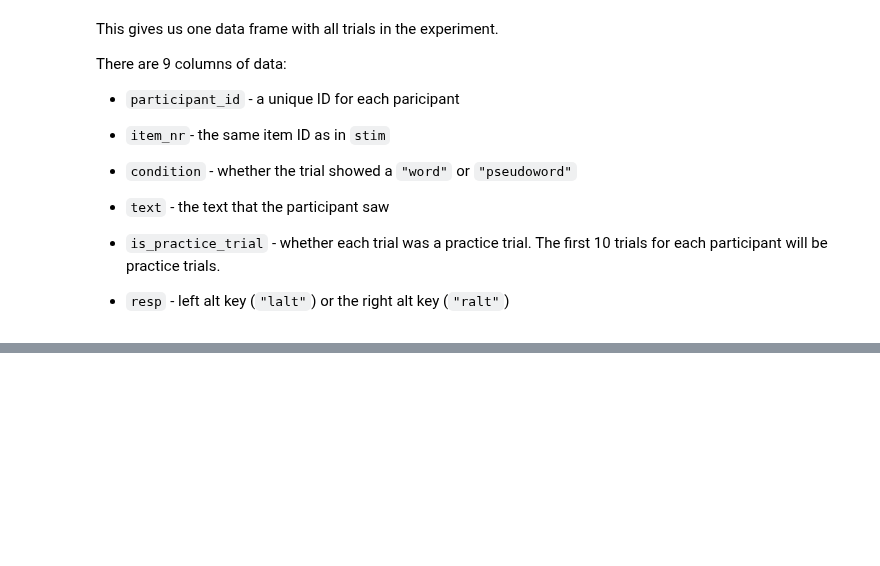
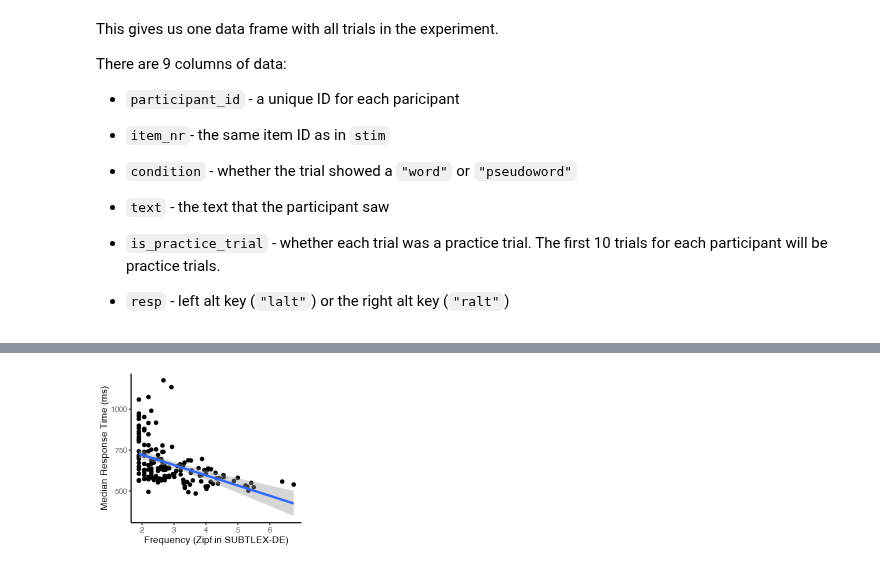
Before and after one commit to JackEdTaylor/expra-wise24, a Jupyter notebook: lecture/demo/demo_analyse.ipynb, the cells around one changed output, grey strips where cells are left out. Cells and saved outputs as stored; diff of their text form; code cells hidden in the pictures; blank space fills up the shorter version.

```diff
--- a/lecture/demo/demo_analyse.ipynb
+++ b/lecture/demo/demo_analyse.ipynb
@@ -249,0 +393,6 @@ There are 9 columns of data:
+# %%
+okay_participants <- participant_avg |>
+  filter(mean_acc>0.75, median_rt>250, median_rt<1500, first_language=="german") |>
+  pull(participant_id)
+
+okay_participants
@@ -249,0 +414,11 @@ There are 9 columns of data:
+# %%
+trials_clean <- all_dat |>
+  filter(
+    # only keep participants that meet inclusion criteria
+    participant_id %in% okay_participants,
+    # only keep correct trials
+    accuracy == 1,
+    # remove practice trials
+    # (note: the exclamation mark ! can be read as "is not")
+    !is_practice_trial
+  )
@@ -249,0 +433,11 @@ There are 9 columns of data:
+# %%
+word_averages <- trials_clean |>
+  filter(condition == "word") |>
+  group_by(text, ZipfSUBTLEX) |>
+  summarise(
+    median_rt = median(rt_ms),
+    mean_acc = mean(accuracy)
+  ) |>
+  ungroup()
+
+word_averages
@@ -249,0 +491,3 @@ There are 9 columns of data:
+# %%
+word_averages <- word_averages |>
+  mutate(ZipfSUBTLEX_cent = ZipfSUBTLEX - mean(ZipfSUBTLEX))
@@ -249,0 +528,11 @@ There are 9 columns of data:
+# %%
+word_averages |>
+  ggplot(aes(ZipfSUBTLEX, median_rt)) +
+  geom_point() +
+  geom_smooth(method = "lm", formula = y~x) +
+  labs(
+    x = "Frequency (Zipf in SUBTLEX-DE)",
+    y = "Median Response Time (ms)"
+  )
+# %% [output]
+[figure, added]
```
Also changed, not shown: parts of 40 cells of this notebook, 12 other files.
